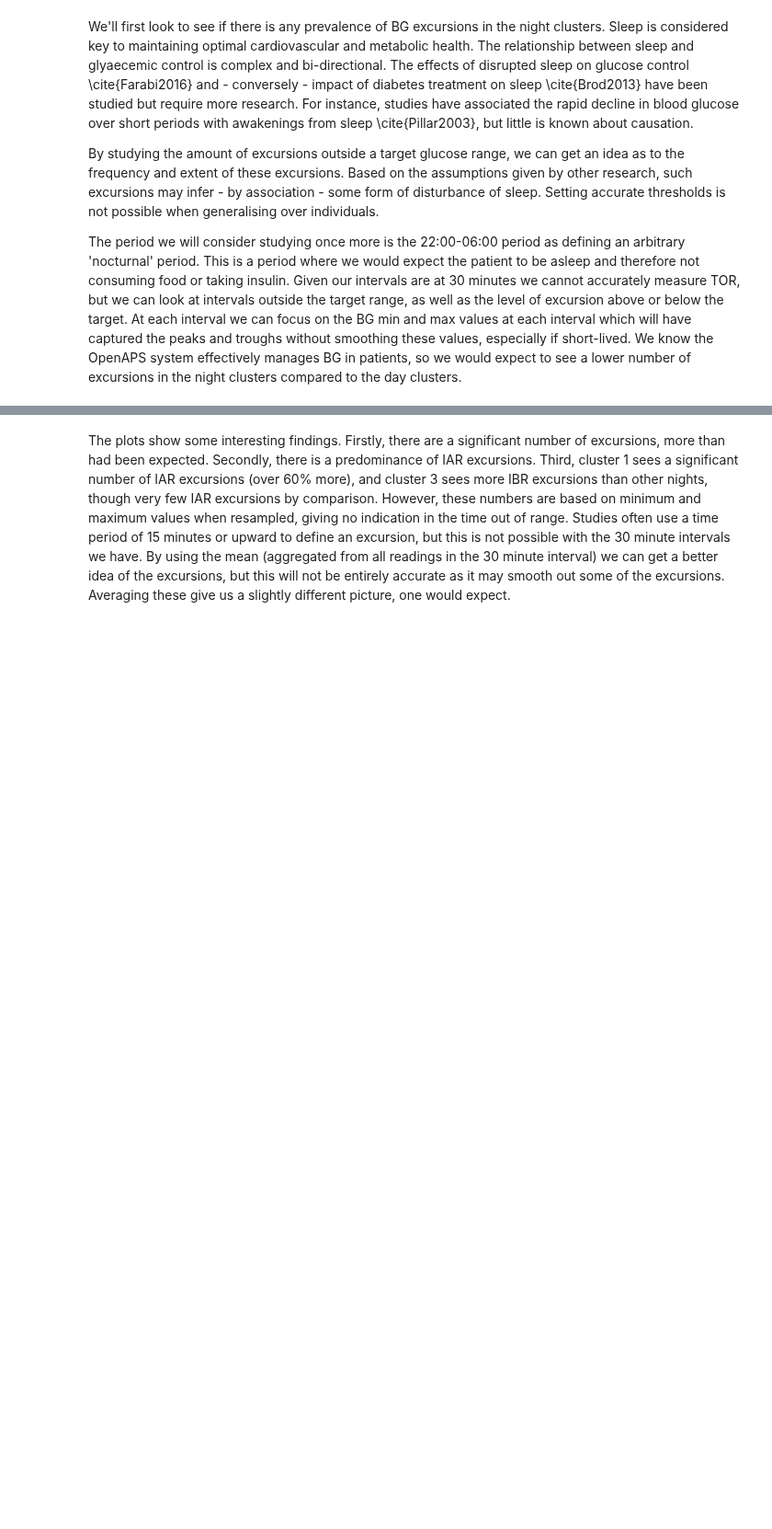
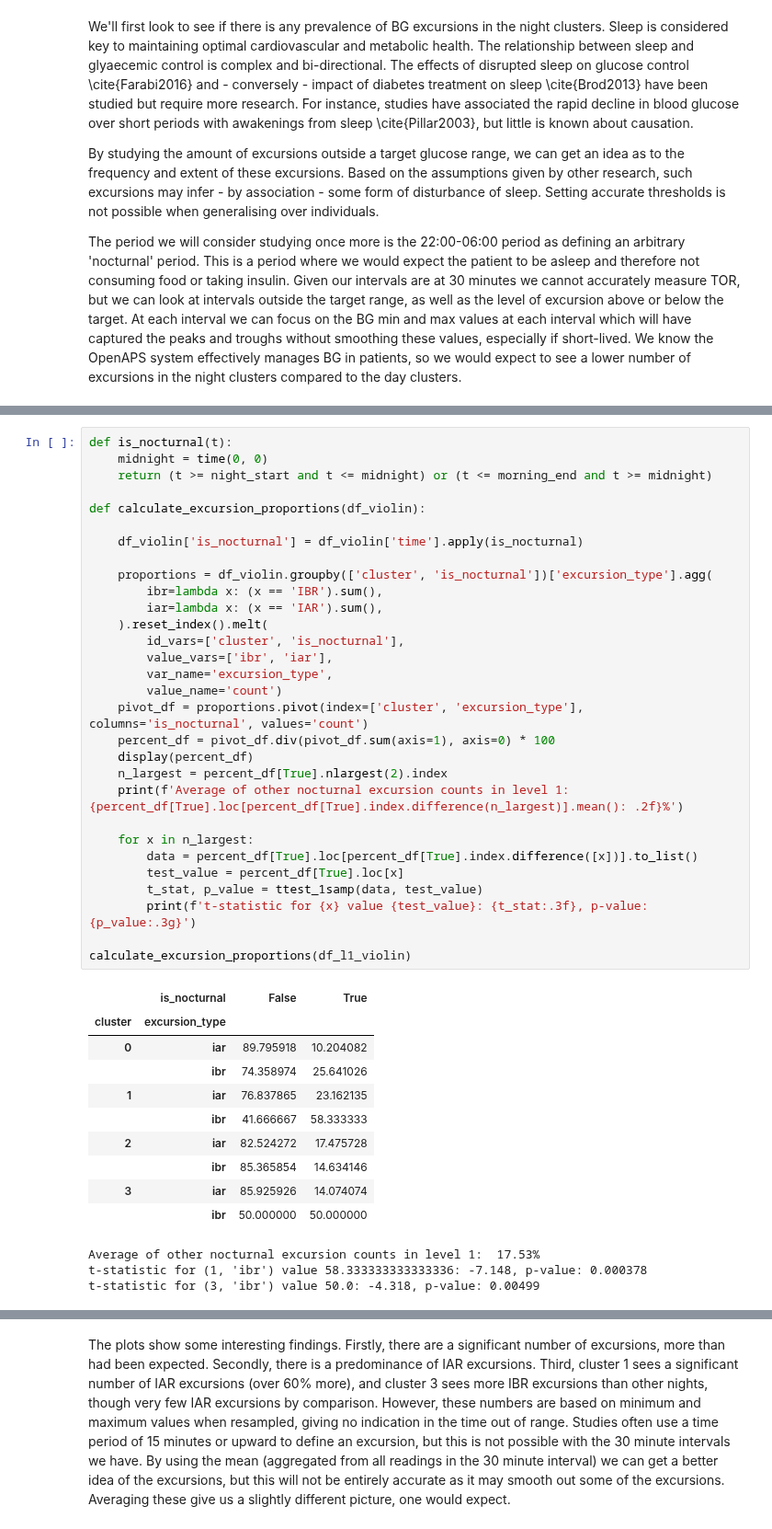
Before and after one commit to rdbrist/masters_project, a Jupyter notebook: notebooks/2.03c-rd-analysis-of-night-cluster-bg-excursions.ipynb, the cells around one changed output, grey strips where cells are left out. Shown at 92% size. Drawn from its saved outputs; the diff is of its cells as text; blank space fills up the shorter version.

```diff
--- a/notebooks/2.03c-rd-analysis-of-night-cluster-bg-excursions.ipynb
+++ b/notebooks/2.03c-rd-analysis-of-night-cluster-bg-excursions.ipynb
@@ -209 +273,45 @@ cluster
+# %%
+def is_nocturnal(t):
+    midnight = time(0, 0)
+    return (t >= night_start and t <= midnight) or (t <= morning_end and t >= midnight)
+
+def calculate_excursion_proportions(df_violin):
+
+    df_violin['is_nocturnal'] = df_violin['time'].apply(is_nocturnal)
+
+    proportions = df_violin.groupby(['cluster', 'is_nocturnal'])['excursion_type'].agg(
+        ibr=lambda x: (x == 'IBR').sum(),
+        iar=lambda x: (x == 'IAR').sum(),
+    ).reset_index().melt(
+        id_vars=['cluster', 'is_nocturnal'],
+        value_vars=['ibr', 'iar'],
+        var_name='excursion_type',
+        value_name='count')
+    pivot_df = proportions.pivot(index=['cluster', 'excursion_type'], columns='is_nocturnal', values='count')
+    percent_df = pivot_df.div(pivot_df.sum(axis=1), axis=0) * 100
+    display(percent_df)
+    n_largest = percent_df[True].nlargest(2).index
+    print(f'Average of other nocturnal excursion counts in level 1: {percent_df[True].loc[percent_df[True].index.difference(n_largest)].mean(): .2f}%')
+
+    for x in n_largest:
+        data = percent_df[True].loc[percent_df[True].index.difference([x])].to_list()
+        test_value = percent_df[True].loc[x]
+        t_stat, p_value = ttest_1samp(data, test_value)
+        print(f't-statistic for {x} value {test_value}: {t_stat:.3f}, p-value: {p_value:.3g}')
+
+calculate_excursion_proportions(df_l1_violin)
+# %% [output]
+|  | is_nocturnal | False | True |
+| cluster | excursion_type |  |  |
+| 0 | iar | 89.795918 | 10.204082 |
+|  | ibr | 74.358974 | 25.641026 |
+| 1 | iar | 76.837865 | 23.162135 |
+|  | ibr | 41.666667 | 58.333333 |
+| 2 | iar | 82.524272 | 17.475728 |
+|  | ibr | 85.365854 | 14.634146 |
+| 3 | iar | 85.925926 | 14.074074 |
+|  | ibr | 50.000000 | 50.000000 |
+Average of other nocturnal excursion counts in level 1:  17.53%
+t-statistic for (1, 'ibr') value 58.333333333333336: -7.148, p-value: 0.000378
+t-statistic for (3, 'ibr') value 50.0: -4.318, p-value: 0.00499
 # %% [markdown]
```
Also changed, not shown: parts of 26 cells of this notebook, 3 other files.
